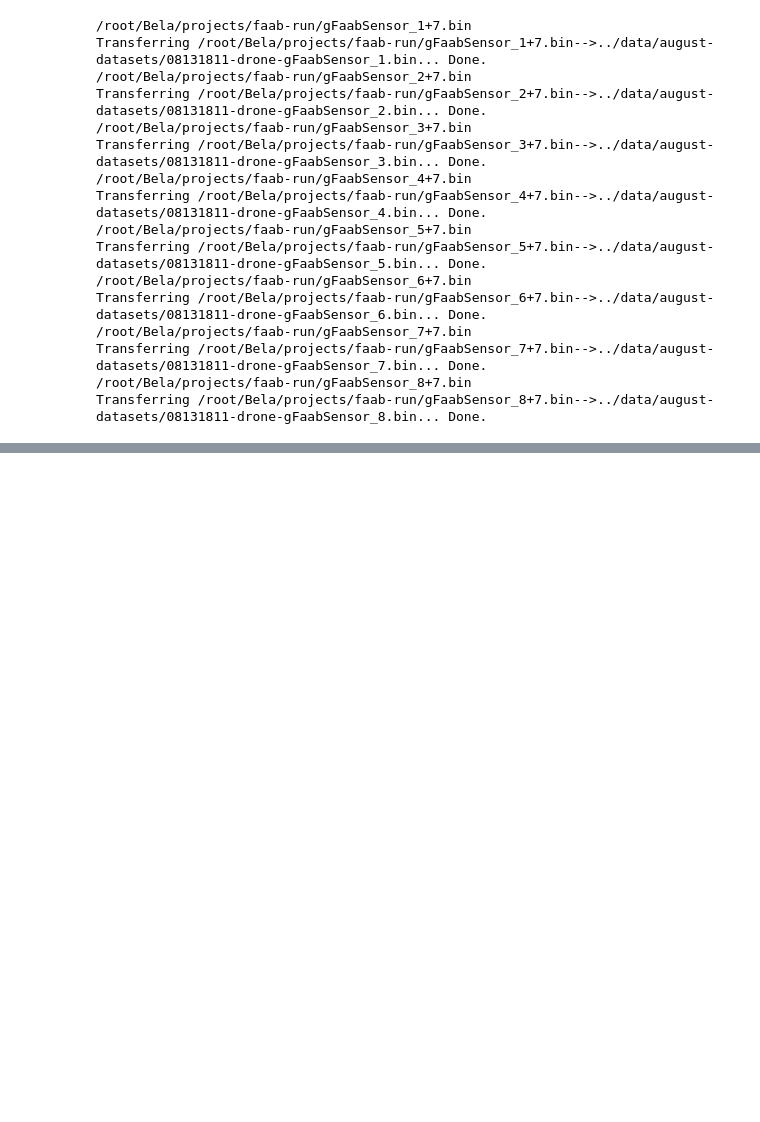
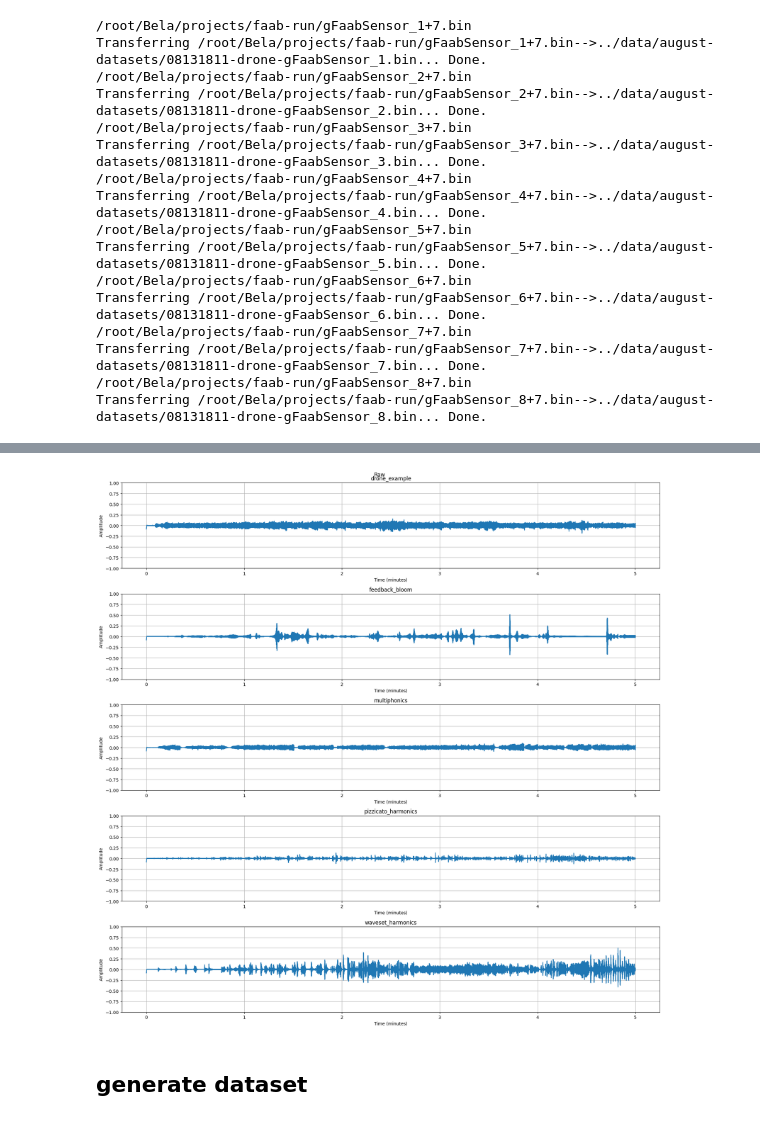
Before and after one commit to pelinski/faab-hyperparams, a Jupyter notebook: src/dataset/data_collection_notebooks/data_collection august.ipynb, the cells around one changed output, grey strips where cells are left out. Drawn from its saved outputs; the diff is of its cells as text; code cells hidden in the pictures; blank space fills up the shorter version.

```diff
--- a/src/dataset/data_collection_notebooks/data_collection august.ipynb
+++ b/src/dataset/data_collection_notebooks/data_collection august.ipynb
@@ -114,0 +190,47 @@ Transferring /root/Bela/projects/faab-run/gFaabSensor_8+7.bin-->../data/august-d
+# %%
+import pickle
+
+vars = ['gFaabSensor_1', 'gFaabSensor_2', 'gFaabSensor_3', 'gFaabSensor_4', 'gFaabSensor_5','gFaabSensor_6','gFaabSensor_7', 'gFaabSensor_8' ]
+exps = ["drone_example", "feedback_bloom", "multiphonics", "pizzicato_harmonics", "waveset_harmonics"]
+
+data = {exp:{} for exp in exps}
+for exp in exps:
+    path = f"data/0814/{exp}/raw.pkl"
+    with open(path, "rb") as f:
+        data[exp] = pickle.load(f)
+# %%
+from scipy import signal
+
+lowpass_freq = 5000
+highpass_freq = 2
+
+filtered = {exp: {var: [] for var in vars} for exp in exps}
+for exp in exps:
+    for var in vars:
+        sos_hp = signal.butter(2, highpass_freq, 'high', fs = 22050, output='sos')
+        out_hp = signal.sosfilt(sos_hp, data[exp][var])
+        sos_lp = signal.butter(2, lowpass_freq, 'low', fs = 22050, output='sos')
+        out = signal.sosfilt(sos_lp, out_hp)
+        filtered[exp][var] = out[3*1024:] # remove first 100 samples to avoid filter warmup
+# %%
+#test plot
+import matplotlib.pyplot as plt
+import numpy as np
+fig, axs = plt.subplots(len(exps), 1, figsize=(18, 18))
+
+for idx, exp in enumerate(exps):
+    _data = filtered[exp]
+
+    t = np.linspace(0, len(_data['gFaabSensor_5']) / 22050 / 60, len(_data['gFaabSensor_5']))
+    axs[idx].plot(t, _data['gFaabSensor_5'], label='gFaabSensor_5')
+    axs[idx].set_xlabel('Time (minutes)')
+    axs[idx].set_ylabel('Amplitude')
+    axs[idx].set_ylim(-1, 1)
+    axs[idx].grid()
+    axs[idx].set_title(exp)
+
+plt.suptitle("Raw")
+plt.tight_layout()
+plt.show()
+# %% [output]
+[figure, added]
@@ -114,0 +242,2 @@ Transferring /root/Bela/projects/faab-run/gFaabSensor_8+7.bin-->../data/august-d
+# %% [markdown]
+## generate dataset
```
Also changed, not shown: parts of 14 cells of this notebook, 8 other files.
